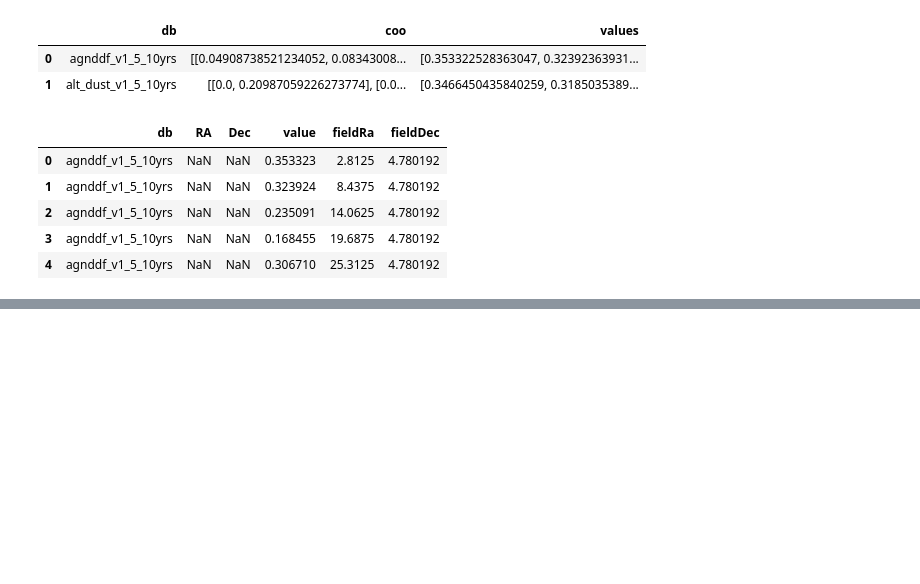
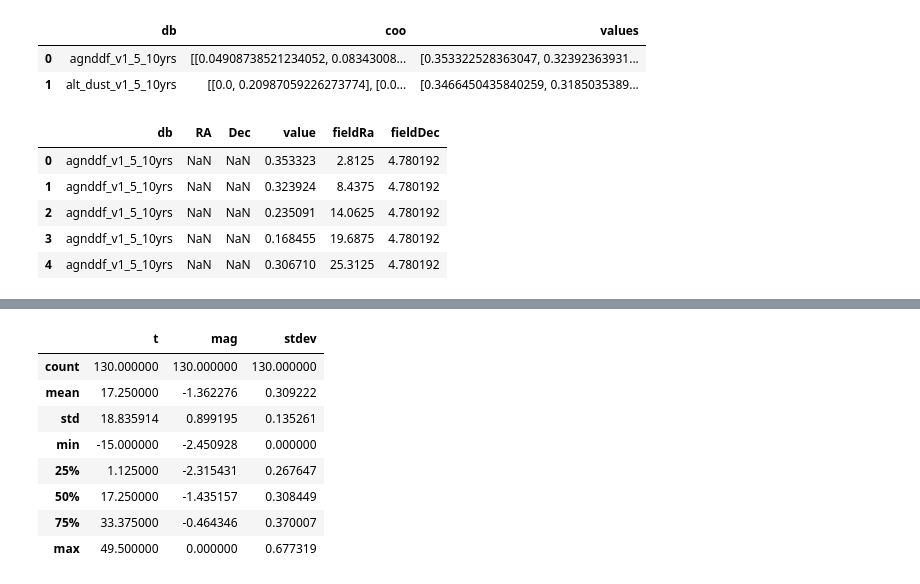
Before and after one commit to xiaolng/widgets, a Jupyter notebook: data_preparation.ipynb, the cells around one changed output, grey strips where cells are left out. Saved outputs shown, nothing was run; the diff lists cells and outputs as text; code cells hidden in the pictures; blank space fills up the shorter version.

```diff
--- a/data_preparation.ipynb
+++ b/data_preparation.ipynb
@@ -204,0 +236,6 @@ df_skymap.head()
+# %%
+df_lc = pd.DataFrame()
+df_lc['t'] = df['t'].values + 20
+df_lc['mag'] = df['median'].values + 1
+df_lc['stdev'] = df['stdev'].values
+df_lc.head()
@@ -204,0 +251,12 @@ df_skymap.head()
+# %%
+df_lc.describe()
+# %% [output]
+|  | t | mag | stdev |
+| count | 130.000000 | 130.000000 | 130.000000 |
+| mean | 17.250000 | -1.362276 | 0.309222 |
+| std | 18.835914 | 0.899195 | 0.135261 |
+| min | -15.000000 | -2.450928 | 0.000000 |
+| 25% | 1.125000 | -2.315431 | 0.267647 |
+| 50% | 17.250000 | -1.435157 | 0.308449 |
+| 75% | 33.375000 | -0.464346 | 0.370007 |
+| max | 49.500000 | 0.000000 | 0.677319 |
```
Also changed, not shown: parts of 8 cells of this notebook, 9 other files.
